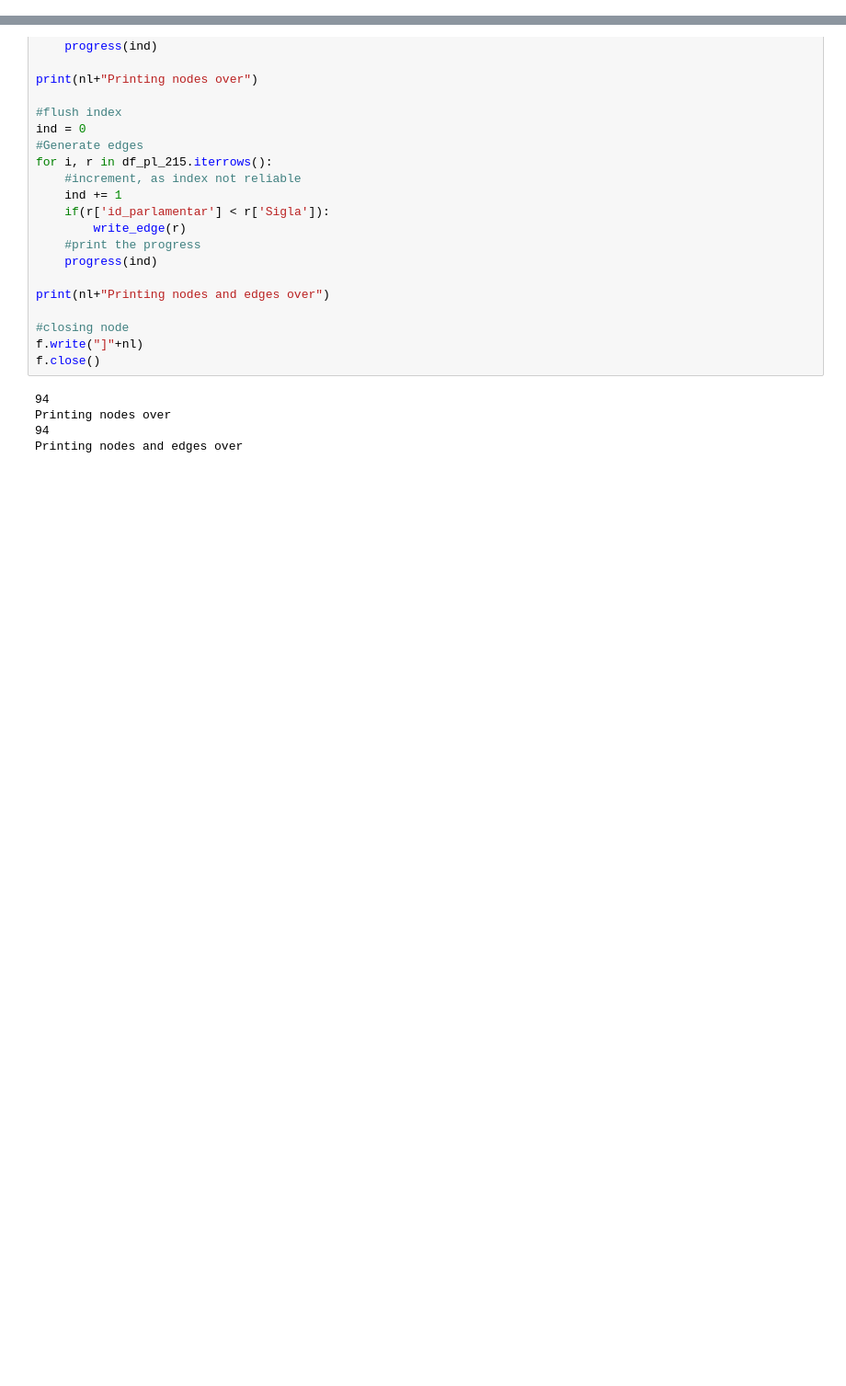
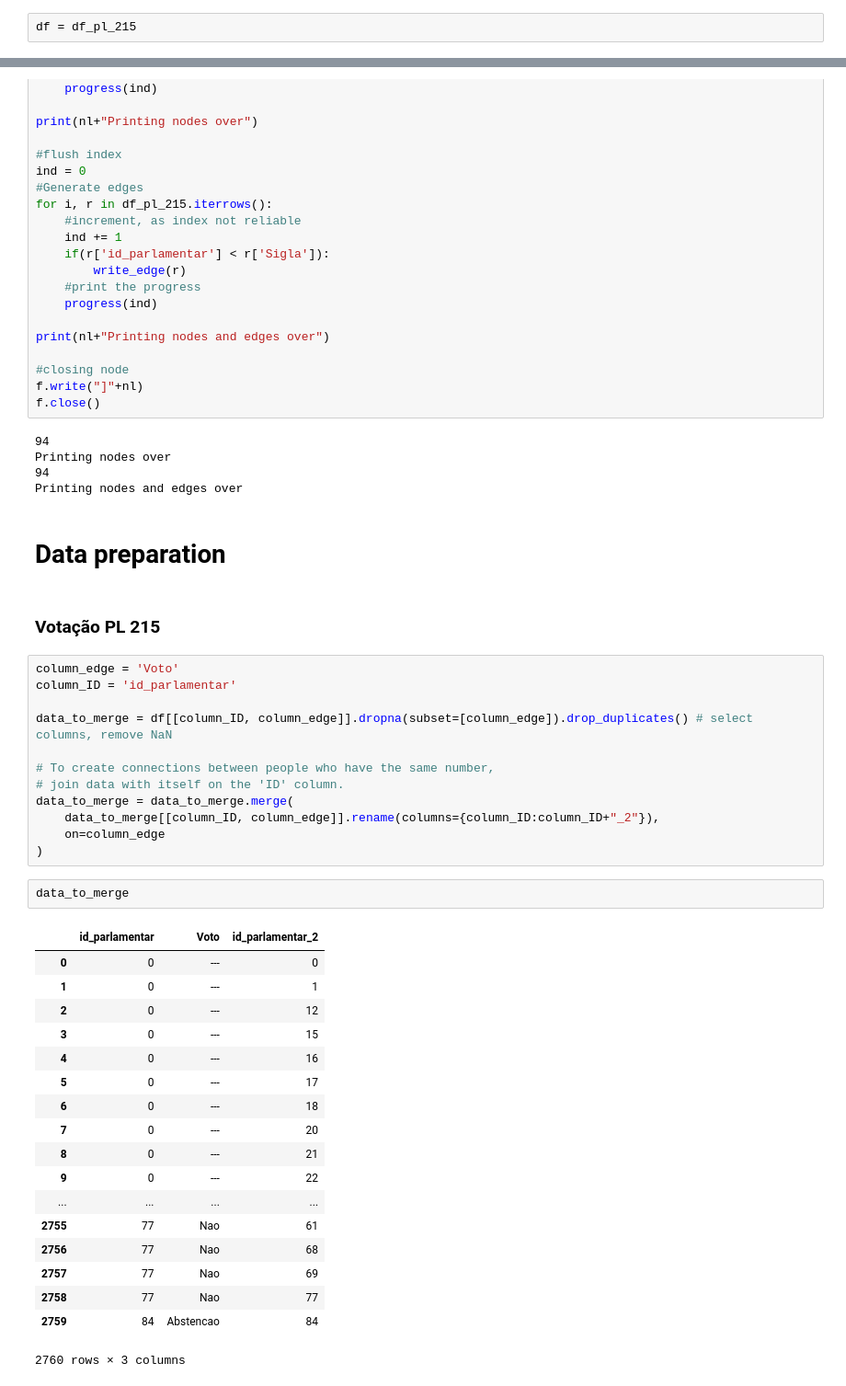
Before and after one commit to engcarlosrosa/analise_bancadas_politicas, a Jupyter notebook: gera_gml_de_xlxs.ipynb, the cells around one changed output, grey strips where cells are left out. Shown: that part at 92% size. Cells and saved outputs as stored; diff of their text form; blank space fills up the shorter version.

```diff
--- a/gera_gml_de_xlxs.ipynb
+++ b/gera_gml_de_xlxs.ipynb
@@ -35,4 +35,6 @@ df_pl_215
 94 rows × 7 columns
+# %%
+df = df_pl_215
 # %%
 #Utility functions
 def progress(v):
@@ -117,3 +119,40 @@ f.close()
 Printing nodes over
 94
 Printing nodes and edges over
+# %% [markdown]
+# Data preparation
+# %% [markdown]
+### Votação PL 215
+# %%
+column_edge = 'Voto'
+column_ID = 'id_parlamentar'
+
+data_to_merge = df[[column_ID, column_edge]].dropna(subset=[column_edge]).drop_duplicates() # select columns, remove NaN
+
+# To create connections between people who have the same number,
+# join data with itself on the 'ID' column.
+data_to_merge = data_to_merge.merge(
+    data_to_merge[[column_ID, column_edge]].rename(columns={column_ID:column_ID+"_2"}),
+    on=column_edge
+)
+# %%
+data_to_merge
+# %% [output]
+|  | id_parlamentar | Voto | id_parlamentar_2 |
+| 0 | 0 | --- | 0 |
+| 1 | 0 | --- | 1 |
+| 2 | 0 | --- | 12 |
+| 3 | 0 | --- | 15 |
+| 4 | 0 | --- | 16 |
+| 5 | 0 | --- | 17 |
+| 6 | 0 | --- | 18 |
+| 7 | 0 | --- | 20 |
+| 8 | 0 | --- | 21 |
+| 9 | 0 | --- | 22 |
+| ... | ... | ... | ... |
+| 2755 | 77 | Nao | 61 |
+| 2756 | 77 | Nao | 68 |
+| 2757 | 77 | Nao | 69 |
+| 2758 | 77 | Nao | 77 |
+| 2759 | 84 | Abstencao | 84 |
+2760 rows × 3 columns
```
Also changed, not shown: parts of 14 cells of this notebook, 4 other files.
